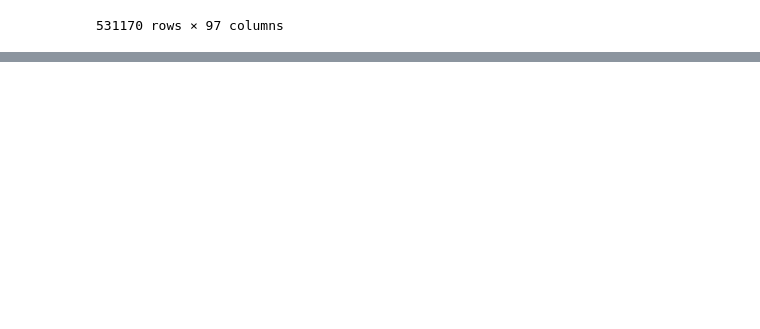
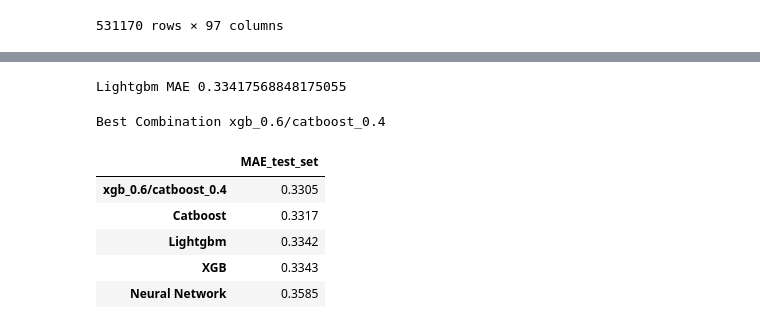
Before and after one commit to teodor-georgiev/Online-Retailer-Analysis-2014, a Jupyter notebook: 5. MAE.ipynb, the cells around one changed output, grey strips where cells are left out. Cells and saved outputs as stored; diff of their text form; code cells hidden in the pictures; blank space fills up the shorter version.

```diff
--- a/5. MAE.ipynb
+++ b/5. MAE.ipynb
@@ -320,0 +260,6 @@ error_best
+# %%
+df_train_encode,df_test_encode, encoder = Model.LOE_Encoder(df_train,df_test,cat_cols,0.2)
+# %%
+neural_network_params = {"n_layers":2, "n_nodes":[64,64], "dropout":[0.1,0.1], "activation":"relu", "optimizer":"adam", "loss":"mae", "metrics":["mae"], "epochs":15, "batch_size":256, "verbose":1}
+neural_network_model, nn_Y_pred, nn_mae = Model.neural_network(df_train_encode, df_test_encode, **neural_network_params)
+print("Neural Network MAE:",nn_mae)
@@ -320,0 +318,6 @@ error_best
+# %%
+lightgbm_params = { "learning_rate":0.15, "n_estimators":50, "objective":"binary","random_state":42}
+lightgbm_model, lightgbm_Y_pred, lightgbm_mae, lightgbm_Y_pred_prob = Model.lightgmb(df_train_encode, df_test_encode, lightgbm_params, 1)
+print("Lightgbm MAE",lightgbm_mae)
+# %% [output]
+Lightgbm MAE 0.33417568848175055
@@ -320,0 +344,18 @@ error_best
+# %%
+prob_dict = {"xgb":xgb_Y_pred_prob, "catboost":catboost_Y_pred_prob, "lightgbm":lightgbm_Y_pred_prob, "neural_network":nn_Y_pred[:,0]}
+best_combination, best_combination_mae = Model.combine_models(prob_dict,df_test_encode)
+# %% [output]
+Best Combination xgb_0.6/catboost_0.4
+# %%
+MAE_dict = {"Neural Network":nn_mae,"XGB":xgb_mae,"Catboost":catboost_mae,"Lightgbm":lightgbm_mae,str(best_combination):best_combination_mae}
+MAE_df = pd.DataFrame(MAE_dict,index=["MAE_test_set"])
+MAE_df.sort_values(by="MAE_test_set",ascending=True,inplace=True,axis=1)
+MAE_df = round(MAE_df.transpose(),4)
+MAE_df
+# %% [output]
+|  | MAE_test_set |
+| xgb_0.6/catboost_0.4 | 0.3305 |
+| Catboost | 0.3317 |
+| Lightgbm | 0.3342 |
+| XGB | 0.3343 |
+| Neural Network | 0.3585 |
```
Also changed, not shown: parts of 37 cells of this notebook, 2 other files.
